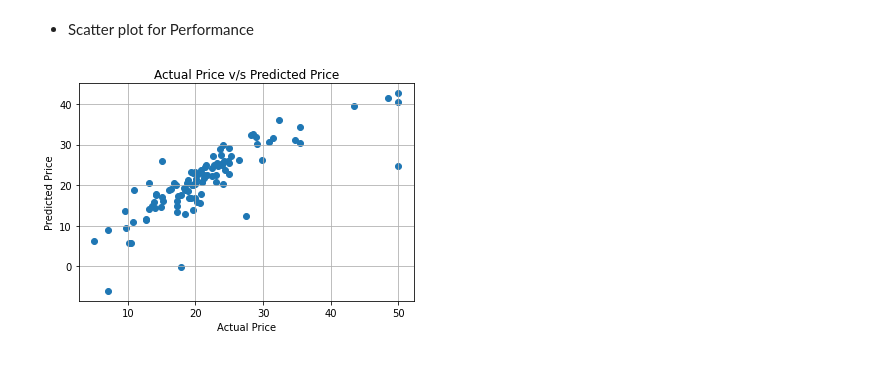
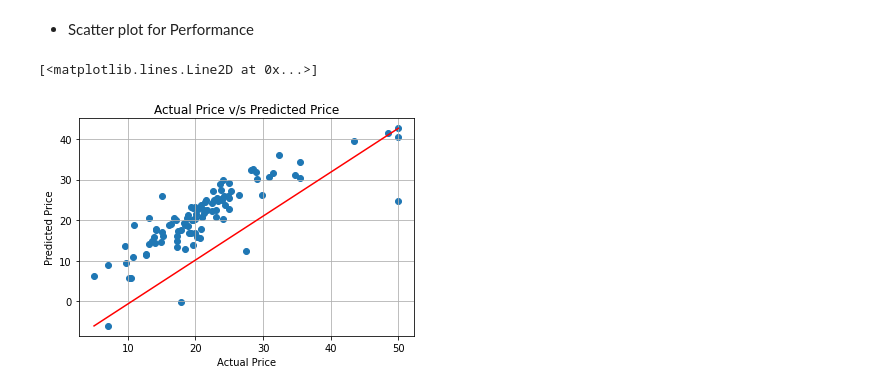
Before and after one commit to Naveen-Karanamu/House-Price-Prediction, a Jupyter notebook: main.ipynb, the cells around one changed output. Saved outputs shown, nothing was run; the diff lists cells and outputs as text; code cells hidden in the pictures.

Commit message:
Modified: Scatter plot

```diff
--- a/main.ipynb
+++ b/main.ipynb
@@ -346,10 +346,15 @@ np.sqrt(mean_squared_error(y_test,y_pred))
 # %% [markdown]
 * Scatter plot for Performance
 # %%
+from turtle import color
+
+
 plt.scatter(y_test,y_pred)
 plt.xlabel("Actual Price")
 plt.ylabel("Predicted Price")
 plt.title("Actual Price v/s Predicted Price")
 plt.grid()
+plt.plot([min(y_test),max(y_test)],[min(y_pred),max(y_pred)],color='red')
 # %% [output]
+[<matplotlib.lines.Line2D at 0x...>]
-[figure, old version]
+[figure, new version]
```
